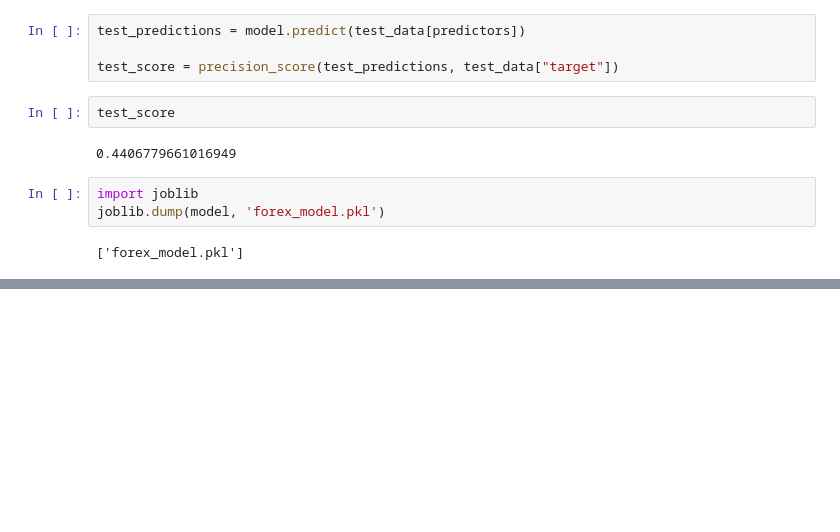
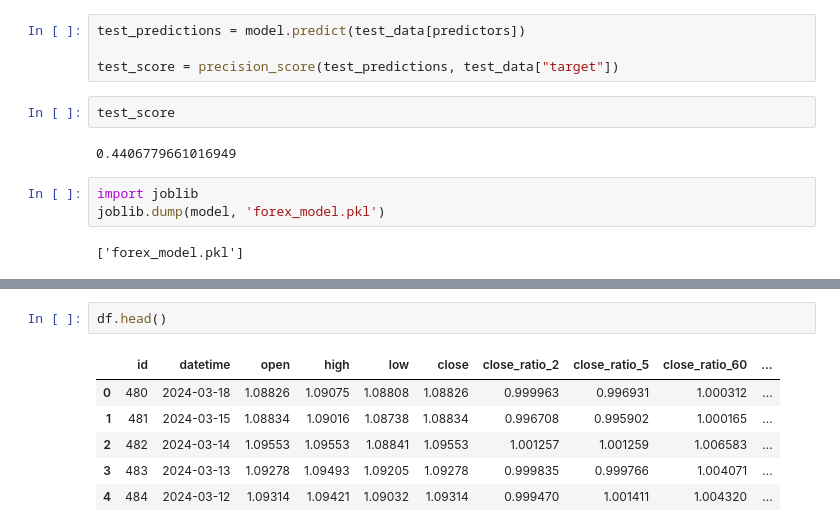
Before and after one commit to Atharv-Verma290/Forex-Forecasting-MLOps-System, a Jupyter notebook: model_training.ipynb, the cells around one changed output, grey strips where cells are left out. Drawn from its saved outputs; the diff is of its cells as text; blank space fills up the shorter version.

```diff
--- a/model_training.ipynb
+++ b/model_training.ipynb
@@ -170,0 +199,9 @@ joblib.dump(model, 'forex_model.pkl')
+# %%
+df.head()
+# %% [output]
+|  | id | datetime | open | high | low | close | close_ratio_2 | close_ratio_5 | close_ratio_60 | ... |
+| 0 | 480 | 2024-03-18 | 1.08826 | 1.09075 | 1.08808 | 1.08826 | 0.999963 | 0.996931 | 1.000312 | ... |
+| 1 | 481 | 2024-03-15 | 1.08834 | 1.09016 | 1.08738 | 1.08834 | 0.996708 | 0.995902 | 1.000165 | ... |
+| 2 | 482 | 2024-03-14 | 1.09553 | 1.09553 | 1.08841 | 1.09553 | 1.001257 | 1.001259 | 1.006583 | ... |
+| 3 | 483 | 2024-03-13 | 1.09278 | 1.09493 | 1.09205 | 1.09278 | 0.999835 | 0.999766 | 1.004071 | ... |
+| 4 | 484 | 2024-03-12 | 1.09314 | 1.09421 | 1.09032 | 1.09314 | 0.999470 | 1.001411 | 1.004320 | ... |
```
Also changed, not shown: parts of 5 cells of this notebook, 5 other files.
